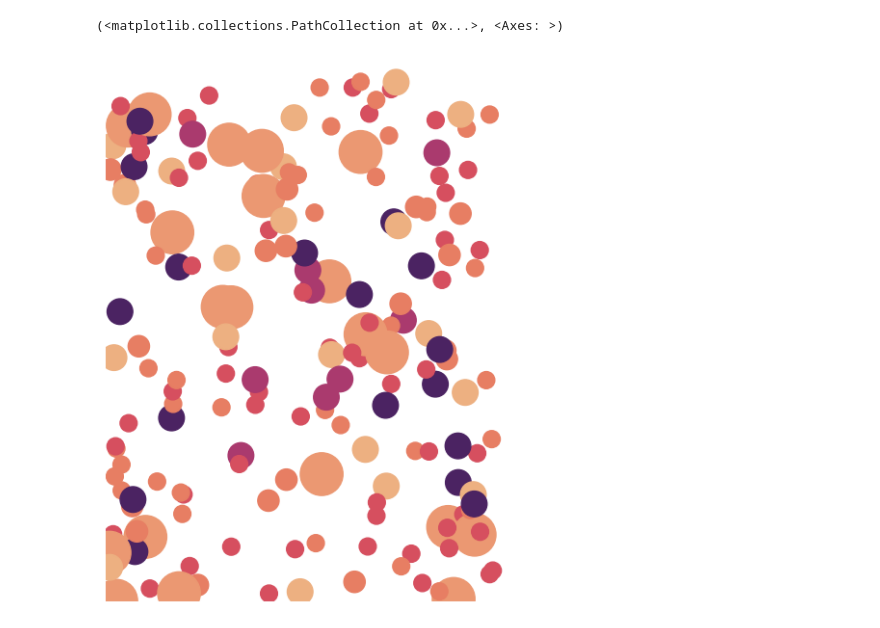
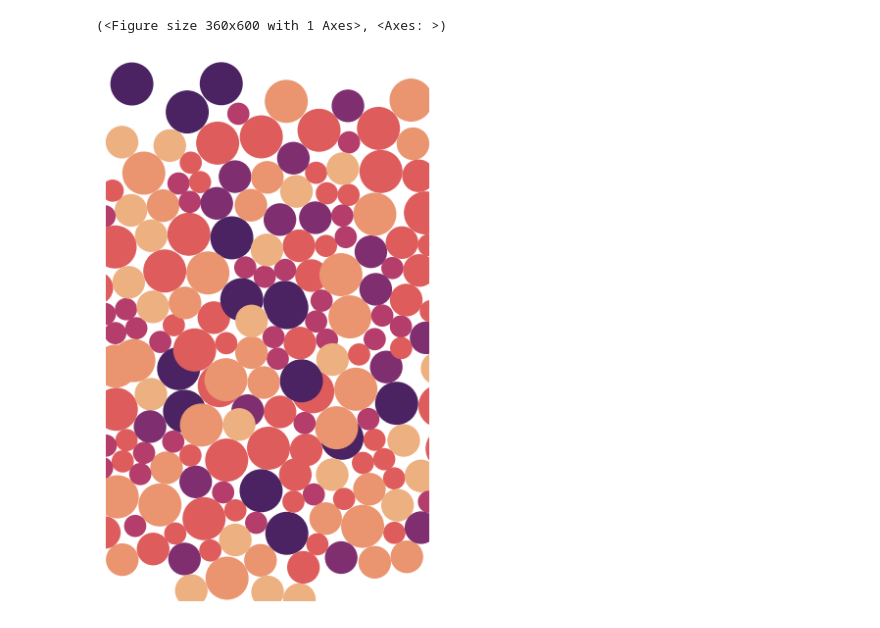
Before and after one commit to EHopper/garden_planner, a Jupyter notebook: garden_plan_tf.ipynb, the cells around one changed output. Drawn from its saved outputs; the diff is of its cells as text; code cells hidden in the pictures.

```diff
--- a/garden_plan_tf.ipynb
+++ b/garden_plan_tf.ipynb
@@ -179,9 +187,9 @@ def space_remaining(items, df_inventory, dims):
             - df_inventory.loc[list(items)]['diameter'].apply(lambda x: np.pi * (x/2)**2).sum())
 
 def break_apart_inventory(items, df_inventory):
-    radii = df_inventory.loc[list(items)]['diameter'].values.astype('float32') / 2
+    radii = df_inventory.loc[list(items)]['diameter'].values.astype('float64') / 2
     combi_radii = radii.reshape((len(items), 1)) + radii.reshape((1, len(items)))
-    heights = df_inventory.loc[list(items)]['maxheight'].values.astype('float32')
+    heights = df_inventory.loc[list(items)]['maxheight'].values.astype('float64')
     return radii, combi_radii, heights
 
 def create_initial_plan(n_types, df_inventory, dims):
@@ -192,12 +200,12 @@ def create_initial_plan(n_types, df_inventory, dims):
     buffer = 10 * 2
     while True:
         items += [choices.sample(1).index[0]]
-        nx, ny = pick_random_spot(dims, df_inventory.loc[items[-1]]['diameter'] / 2)
+        nx, ny = pick_random_spot(dims, 0)#df_inventory.loc[items[-1]]['diameter'] / 2)
         x += [nx]
         y += [ny]
 
         if (space_remaining(items, df_inventory, dims)
-            < buffer * (np.pi * (choices.loc[list(items)]['diameter'].min() / 2) ** 2)): break
+            < buffer * (np.pi * (choices.loc[list(items)]['diameter'].mean() / 2) ** 2)): break
     print(f'{space_remaining(items, df_inventory, dims) / np.prod(dims):.0%} unused')
     return tuple(items), np.vstack((np.array(x), np.array(y))).transpose()
 # %%
@@ -318,6 +309,6 @@ f
 # %%
 df_inventory = load_csv()
-dims = (5, 5);
+dims = (15, 25);
 items, xy = create_initial_plan(10, df_inventory, dims)
 xy_new = run_gradient_descent(items, df_inventory, dims, xy)
 # %% [output]
@@ -337,16 +331,0 @@ import functools
-# %%
-def scatter_heights(xy, items, df_inventory, dims, ax=None, figsize=4):
-    print(items)
-    if not ax:
-        f, ax = plot_garden_base(dims, figsize)
-    # pts are 1/72 inch, i.e. 72pt/plot".  given fs plot"/1 plot, 1 plot/dims[1] real feet,
-    # i.e. 72*fs/dims[1] pts/real foot
-    cm = ax.scatter(
-        xy[:,0], xy[:, 1],
-        s = (
-            (72 * figsize / dims[1]) ** 2
-            * np.pi * (df_inventory.loc[list(items)]['diameter'].values / 2) ** 2
-        ),
-        c = df_inventory.loc[list(items)]['maxheight'].values,
-        cmap=sns.color_palette('flare', as_cmap=True))
-    return cm, ax
@@ -410,7 +332,6 @@ RuntimeError: Requested MovieWriter (ffmpeg) not available
-# %%
-f, ax = plot_garden_base(dims, 6)
-scatter_heights(items, xy, df_inventory, dims, ax=ax)
-# plot_garden(items, xy_new, df_inventory, dims)
-# %% [output]
-(<matplotlib.collections.PathCollection at 0x...>, <Axes: >)
-[figure, removed]
+# %%
+
+scatter_heights(items, xy_new, df_inventory, dims, 6)
+# %% [output]
+(<Figure size 360x600 with 1 Axes>, <Axes: >)
+[figure, added]
```
Also changed, not shown: parts of 14 cells of this notebook.
